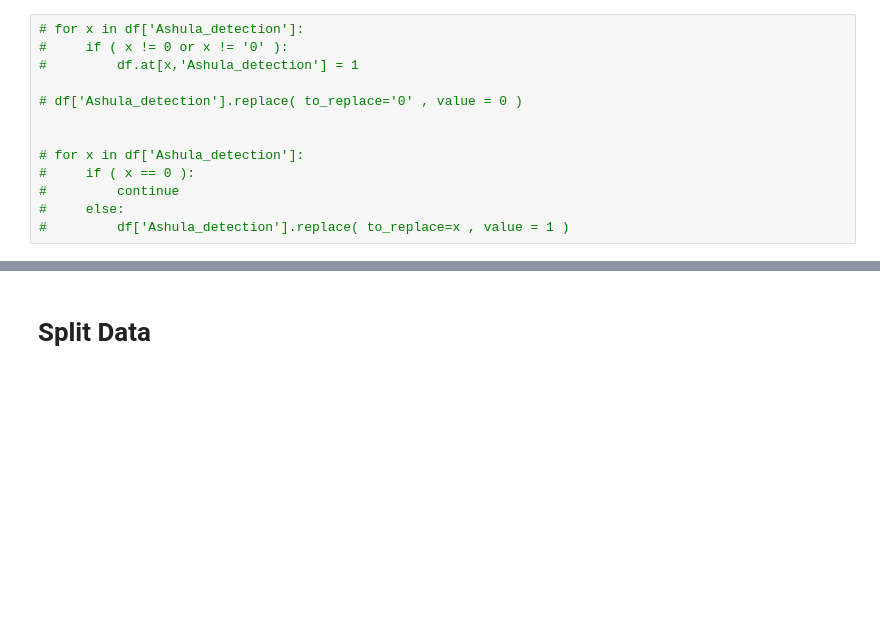
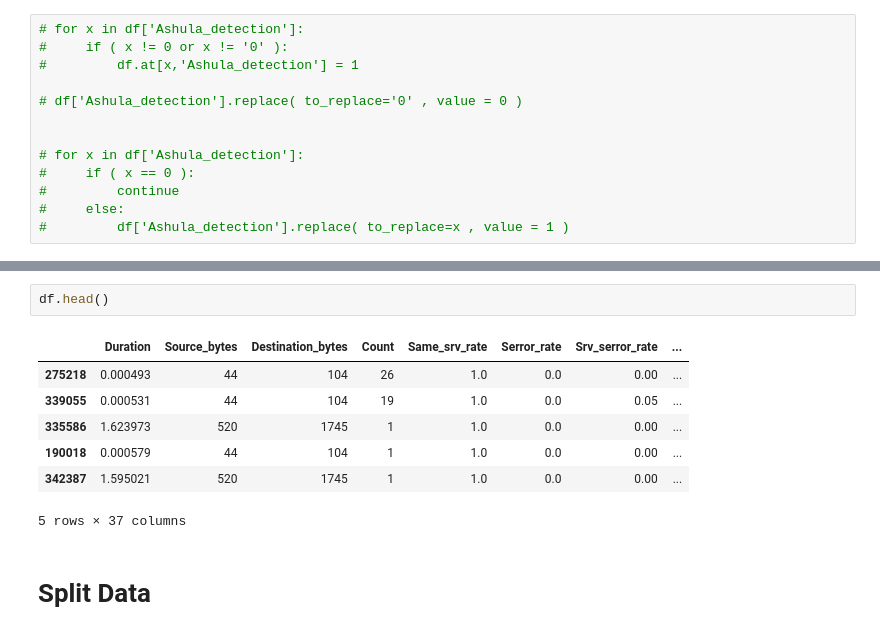
Before and after one commit to elwazeer/IDS-Ensemble-ML, a Jupyter notebook: Kyoto/Kyoto_Models.ipynb, the cells around one changed output, grey strips where cells are left out. Drawn from its saved outputs; the diff is of its cells as text; blank space fills up the shorter version.

```diff
--- a/Kyoto/Kyoto_Models.ipynb
+++ b/Kyoto/Kyoto_Models.ipynb
@@ -121,4 +118,14 @@ df.isna().sum()
 dtype: int64
+# %%
+df.head()
+# %% [output]
+|  | Duration | Source_bytes | Destination_bytes | Count | Same_srv_rate | Serror_rate | Srv_serror_rate | ... |
+| 275218 | 0.000493 | 44 | 104 | 26 | 1.0 | 0.0 | 0.00 | ... |
+| 339055 | 0.000531 | 44 | 104 | 19 | 1.0 | 0.0 | 0.05 | ... |
+| 335586 | 1.623973 | 520 | 1745 | 1 | 1.0 | 0.0 | 0.00 | ... |
+| 190018 | 0.000579 | 44 | 104 | 1 | 1.0 | 0.0 | 0.00 | ... |
+| 342387 | 1.595021 | 520 | 1745 | 1 | 1.0 | 0.0 | 0.00 | ... |
+5 rows × 37 columns
 # %% [markdown]
 # Split Data
 # %%
```
Also changed, not shown: parts of 25 cells of this notebook, 19 other files.
